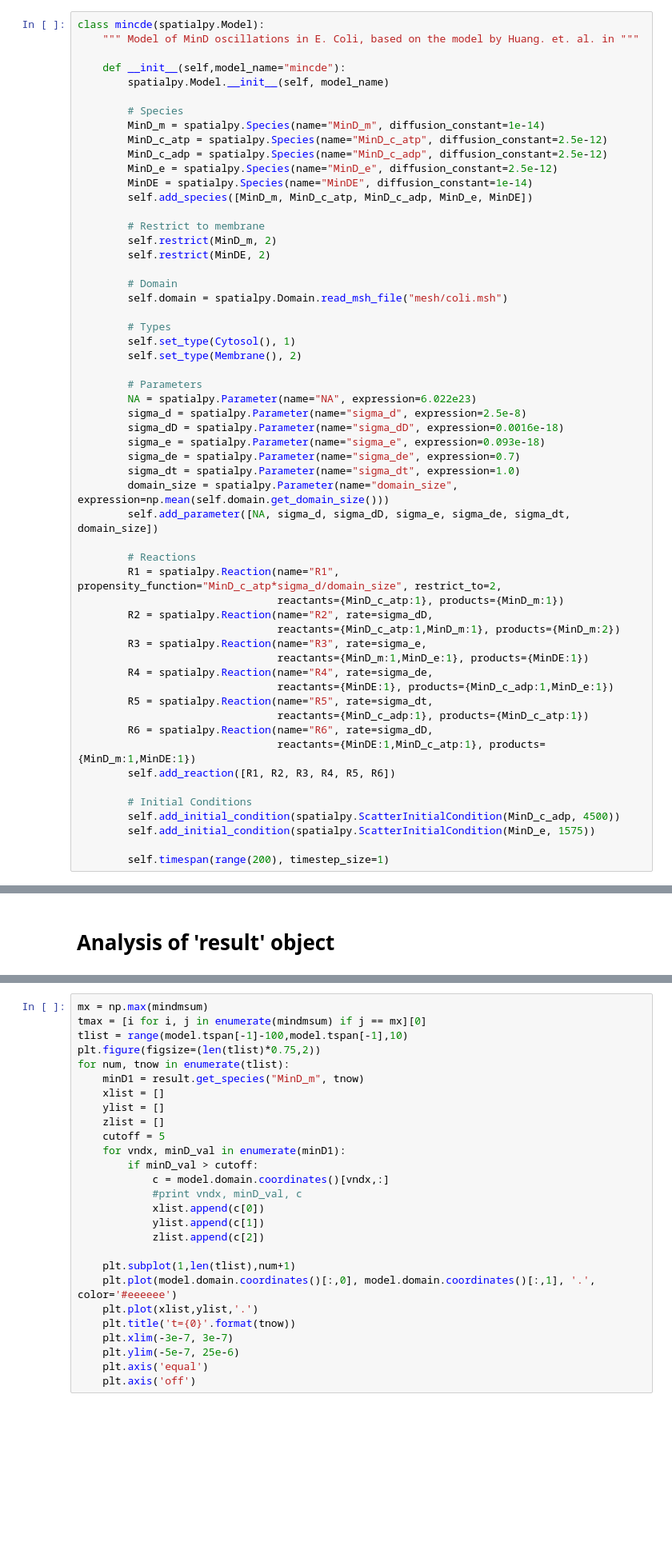
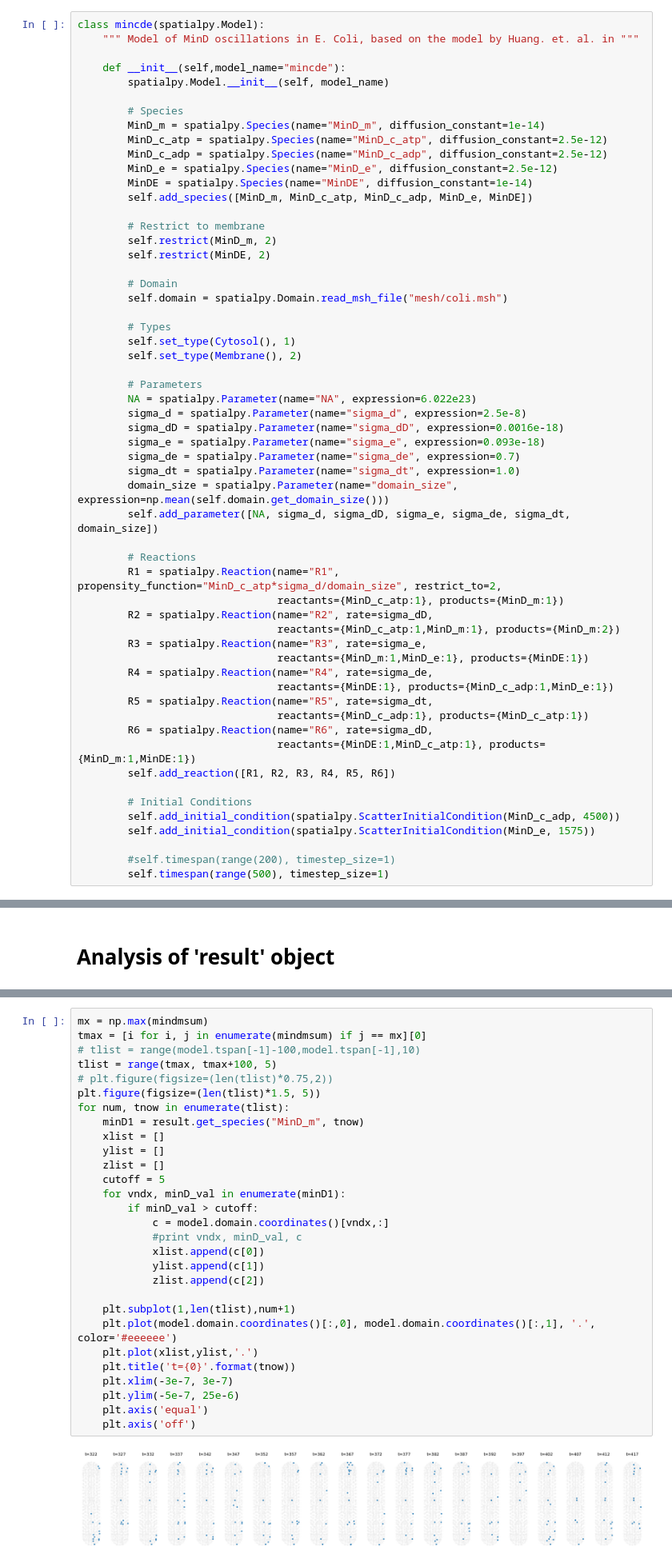
Before and after one commit to StochSS/SpatialPy, a Jupyter notebook: examples/mincde/mincde.ipynb, the cells around one changed output, grey strips where cells are left out. Shown at 80% size. Drawn from its saved outputs; the diff is of its cells as text; blank space fills up the shorter version.

Commit message:
Refactored the tspan and cell plot for comparason with old notebook.

```diff
--- a/examples/mincde/mincde.ipynb
+++ b/examples/mincde/mincde.ipynb
@@ -86,7 +86,8 @@ class mincde(spatialpy.Model):
         self.add_initial_condition(spatialpy.ScatterInitialCondition(MinD_c_adp, 4500))
         self.add_initial_condition(spatialpy.ScatterInitialCondition(MinD_e, 1575))
 
-        self.timespan(range(200), timestep_size=1)
+        #self.timespan(range(200), timestep_size=1)
+        self.timespan(range(500), timestep_size=1)
 # %%
 model = mincde(model_name="mincde")
 # %% [markdown]
@@ -129,29 +162,33 @@ plt.ylabel('Copy number of membrane bound MinD in half of the cell')
 # %%
 mx = np.max(mindmsum)
 tmax = [i for i, j in enumerate(mindmsum) if j == mx][0]
-tlist = range(model.tspan[-1]-100,model.tspan[-1],10)
-plt.figure(figsize=(len(tlist)*0.75,2))
+# tlist = range(model.tspan[-1]-100,model.tspan[-1],10)
+tlist = range(tmax, tmax+100, 5)
+# plt.figure(figsize=(len(tlist)*0.75,2))
+plt.figure(figsize=(len(tlist)*1.5, 5))
 for num, tnow in enumerate(tlist):
     minD1 = result.get_species("MinD_m", tnow)
     xlist = []
     ylist = []
     zlist = []
     cutoff = 5
     for vndx, minD_val in enumerate(minD1):
         if minD_val > cutoff:
             c = model.domain.coordinates()[vndx,:]
             #print vndx, minD_val, c
             xlist.append(c[0])
             ylist.append(c[1])
             zlist.append(c[2])
 
     plt.subplot(1,len(tlist),num+1)
     plt.plot(model.domain.coordinates()[:,0], model.domain.coordinates()[:,1], '.', color='#eeeeee')
     plt.plot(xlist,ylist,'.')
     plt.title('t={0}'.format(tnow))
     plt.xlim(-3e-7, 3e-7)
     plt.ylim(-5e-7, 25e-6)
     plt.axis('equal')
     plt.axis('off')
+# %% [output]
+[figure, added]
 # %%
 minD1.shape
```
Also changed, not shown: parts of 8 cells of this notebook.
